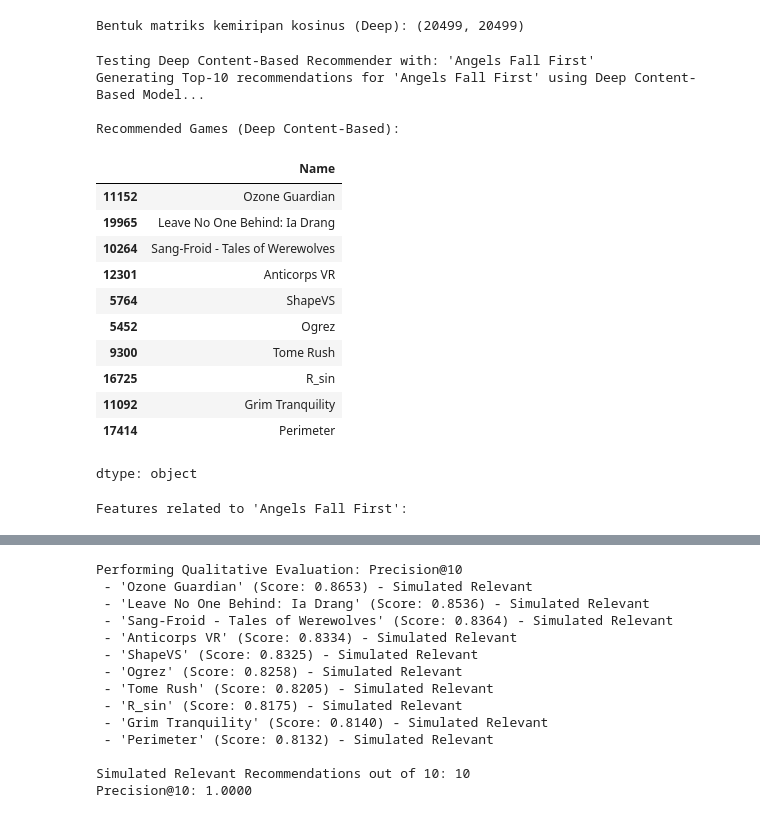
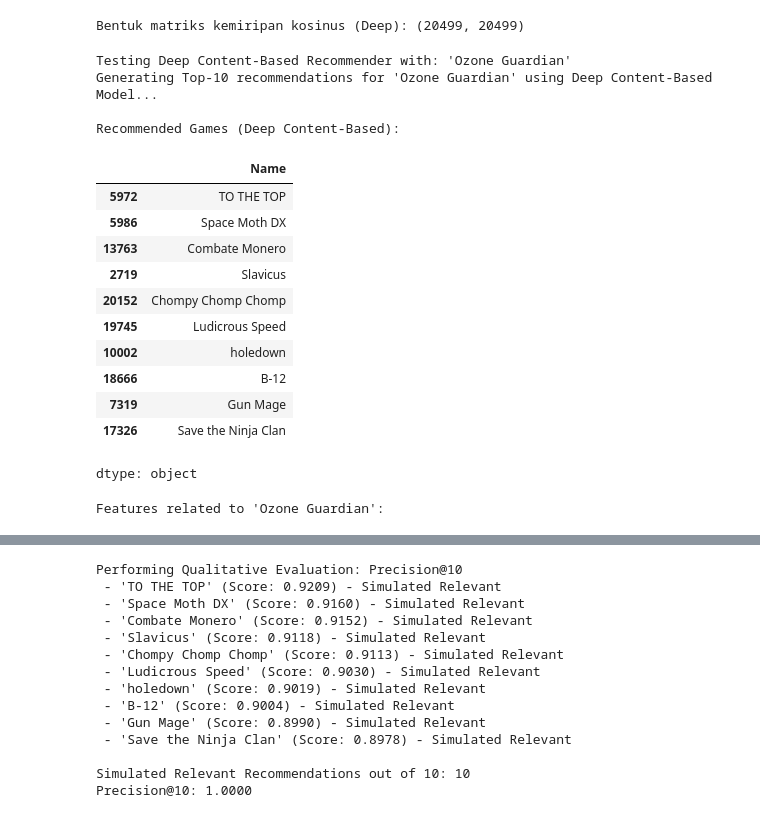
Before and after one commit to Bayhaqieee/Reccomendation_System_SteamGame, a Jupyter notebook: Reccommendation_System_Game.ipynb, the cells around one changed output, grey strips where cells are left out. Drawn from its saved outputs; the diff is of its cells as text; code cells hidden in the pictures.

Commit message:
Expanded Evaluation

```diff
--- a/Reccommendation_System_Game.ipynb
+++ b/Reccommendation_System_Game.ipynb
@@ -1224,0 +1337,5 @@ Precision@10: 0.2000
+# %%
+# Contoh penggunaan: Mendapatkan rekomendasi untuk game tertentu
+game_to_recommend = games_df['Name'].iloc[random.randint(0, len(games_df) - 1)]
+
+recommended_games, precision = recommend_and_evaluate_content_based(game_to_recommend, N=10)
@@ -1434,49 +1584,46 @@ def recommend_and_evaluate_deep_content_based(game_name, N=10, cosine_sim=cosine
 
     for rec_idx, score in sim_scores:
         recommended_game_name = games_df['Name'].iloc[rec_idx]
         recommended_game_tags = games_df[games_df['Name'] == recommended_game_name][['Tag 1']].iloc[0].tolist()
 
         # Check for simulated relevance: high score AND shared Tag 1
         if score > relevance_threshold:
              relevant_count += 1
              print(f" - '{recommended_game_name}' (Score: {score:.4f}) - Simulated Relevant") # Optional: Print relevant ones
         else:
              print(f" - '{recommended_game_name}' (Score: {score:.4f}) - Simulated Not Relevant") # Optional: Print non-relevant ones
 
 
     precision_at_N = relevant_count / total_recommendations if total_recommendations > 0 else 0
 
     print(f"\nSimulated Relevant Recommendations out of {N}: {relevant_count}")
     print(f"Precision@{N}: {precision_at_N:.4f}")
 
 
     return recommended_games, precision_at_N
 
-# Example usage of the deep content-based recommender and evaluation
-game_to_recommend_deep = 'Portal 2' # Choose another game from your reduced dataset
+game_to_recommend_deep = 'Ozone Guardian' # Choose another game from your reduced dataset
 
 # Find a game that is definitely in the reduced dataset to test with
-# Let's pick the first game from the reduced dataframe as an example
-game_to_recommend_deep = games_df['Name'].iloc[0]
 print(f"\nTesting Deep Content-Based Recommender with: '{game_to_recommend_deep}'")
 
 recommended_games_deep, precision_deep = recommend_and_evaluate_deep_content_based(game_to_recommend_deep, N=10, cosine_sim=cosine_sim_deep)
 # %% [output]
-Testing Deep Content-Based Recommender with: 'Angels Fall First'
-Generating Top-10 recommendations for 'Angels Fall First' using Deep Content-Based Model...
+Testing Deep Content-Based Recommender with: 'Ozone Guardian'
+Generating Top-10 recommendations for 'Ozone Guardian' using Deep Content-Based Model...
 
 Recommended Games (Deep Content-Based):
 |  | Name |
-| 11152 | Ozone Guardian |
-| 19965 | Leave No One Behind: Ia Drang |
-| 10264 | Sang-Froid - Tales of Werewolves |
-| 12301 | Anticorps VR |
-| 5764 | ShapeVS |
-| 5452 | Ogrez |
-| 9300 | Tome Rush |
-| 16725 | R_sin |
-| 11092 | Grim Tranquility |
-| 17414 | Perimeter |
+| 5972 | TO THE TOP |
+| 5986 | Space Moth DX |
+| 13763 | Combate Monero |
+| 2719 | Slavicus |
+| 20152 | Chompy Chomp Chomp |
+| 19745 | Ludicrous Speed |
+| 10002 | holedown |
+| 18666 | B-12 |
+| 7319 | Gun Mage |
+| 17326 | Save the Ninja Clan |
 dtype: object
-Features related to 'Angels Fall First':
+Features related to 'Ozone Guardian':
 |  | Release date | Required age | Supported languages | Full audio languages | Windows | Mac | Linux | ... |
@@ -1484,14 +1631,14 @@ Features related to 'Angels Fall First':
 Performing Qualitative Evaluation: Precision@10
- - 'Ozone Guardian' (Score: 0.8653) - Simulated Relevant
- - 'Leave No One Behind: Ia Drang' (Score: 0.8536) - Simulated Relevant
- - 'Sang-Froid - Tales of Werewolves' (Score: 0.8364) - Simulated Relevant
- - 'Anticorps VR' (Score: 0.8334) - Simulated Relevant
- - 'ShapeVS' (Score: 0.8325) - Simulated Relevant
- - 'Ogrez' (Score: 0.8258) - Simulated Relevant
- - 'Tome Rush' (Score: 0.8205) - Simulated Relevant
- - 'R_sin' (Score: 0.8175) - Simulated Relevant
- - 'Grim Tranquility' (Score: 0.8140) - Simulated Relevant
- - 'Perimeter' (Score: 0.8132) - Simulated Relevant
+ - 'TO THE TOP' (Score: 0.9209) - Simulated Relevant
+ - 'Space Moth DX' (Score: 0.9160) - Simulated Relevant
+ - 'Combate Monero' (Score: 0.9152) - Simulated Relevant
+ - 'Slavicus' (Score: 0.9118) - Simulated Relevant
+ - 'Chompy Chomp Chomp' (Score: 0.9113) - Simulated Relevant
+ - 'Ludicrous Speed' (Score: 0.9030) - Simulated Relevant
+ - 'holedown' (Score: 0.9019) - Simulated Relevant
+ - 'B-12' (Score: 0.9004) - Simulated Relevant
+ - 'Gun Mage' (Score: 0.8990) - Simulated Relevant
+ - 'Save the Ninja Clan' (Score: 0.8978) - Simulated Relevant
 
 Simulated Relevant Recommendations out of 10: 10
 Precision@10: 1.0000
```
Also changed, not shown: parts of 16 cells of this notebook.
